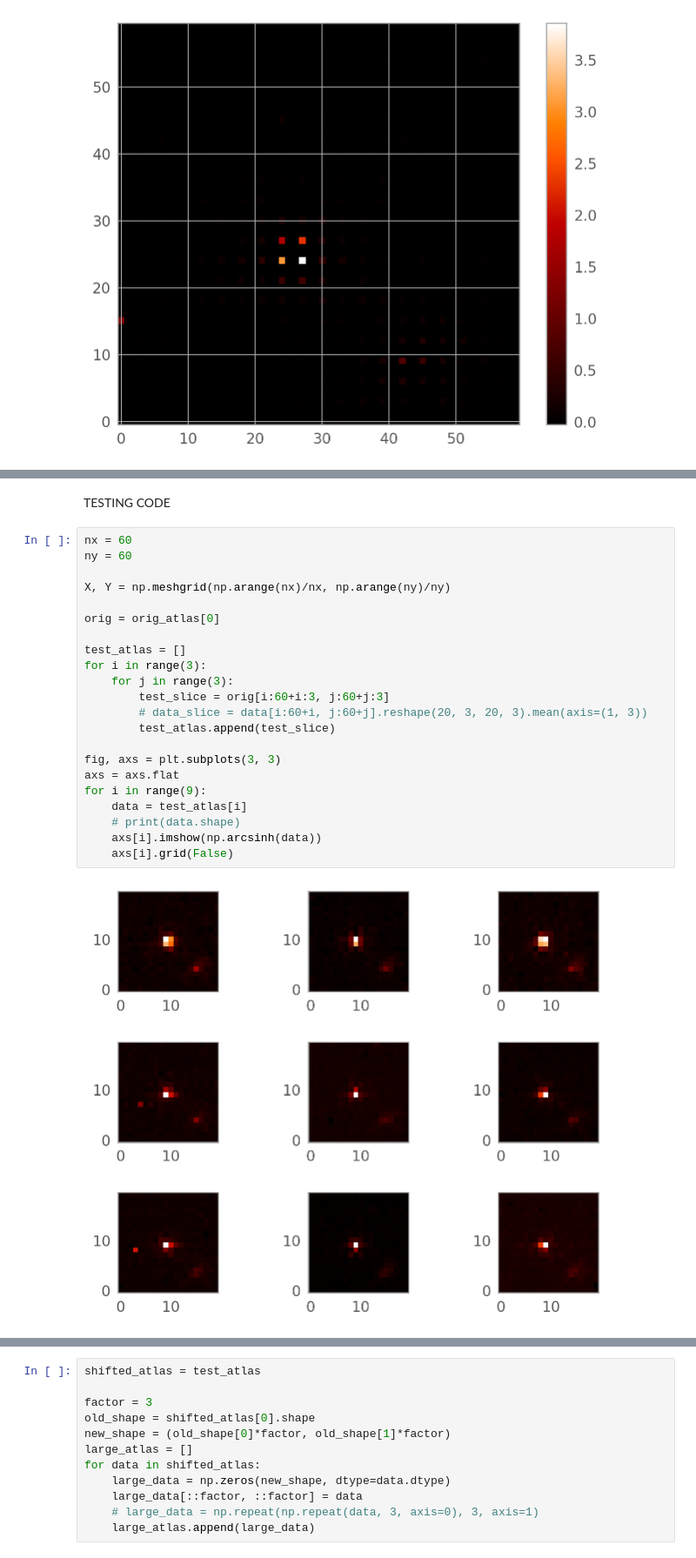
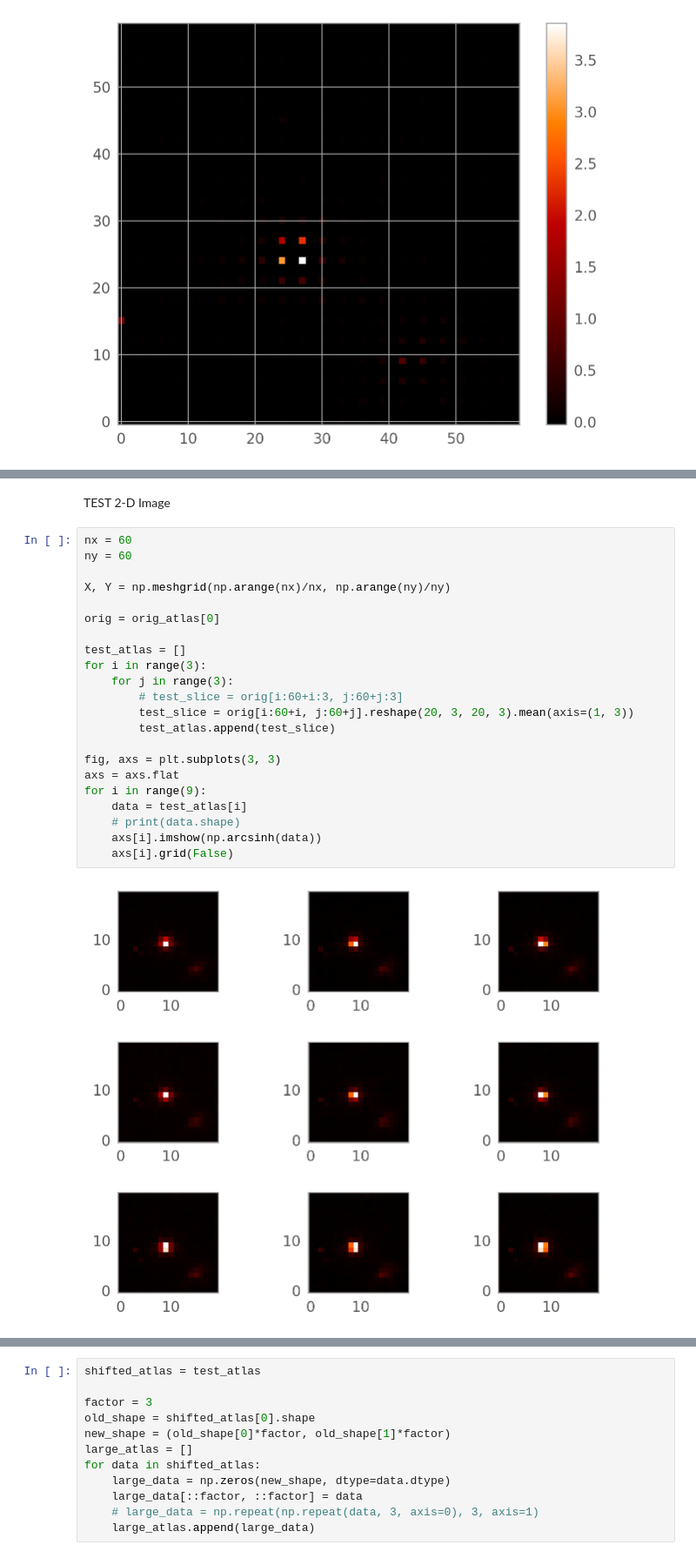
Before and after one commit to Chisen-Lupus/proper-dither, a Jupyter notebook: demo.ipynb, the cells around one changed output, grey strips where cells are left out. Shown at 87% size. Drawn from its saved outputs; the diff is of its cells as text.

```diff
--- a/demo.ipynb
+++ b/demo.ipynb
@@ -505,29 +489,29 @@ plt.colorbar()
-# %% [markdown]
-TESTING CODE
+# %% [markdown]
+TEST 2-D Image
 # %%
 nx = 60
 ny = 60
 
 X, Y = np.meshgrid(np.arange(nx)/nx, np.arange(ny)/ny)
 
 orig = orig_atlas[0]
 
 test_atlas = []
 for i in range(3):
     for j in range(3):
-        test_slice = orig[i:60+i:3, j:60+j:3]
-        # data_slice = data[i:60+i, j:60+j].reshape(20, 3, 20, 3).mean(axis=(1, 3))
+        # test_slice = orig[i:60+i:3, j:60+j:3]
+        test_slice = orig[i:60+i, j:60+j].reshape(20, 3, 20, 3).mean(axis=(1, 3))
         test_atlas.append(test_slice)
 
 fig, axs = plt.subplots(3, 3)
 axs = axs.flat
 for i in range(9):
     data = test_atlas[i]
     # print(data.shape)
     axs[i].imshow(np.arcsinh(data))
     axs[i].grid(False)
 # %% [output]
-[figure, old version]
+[figure, new version]
 # %%
 centroids = np.array(np.meshgrid([0, 1, 2], [0, 1, 2])).reshape(2, 9).T
 
```
Also changed, not shown: parts of 8 cells of this notebook.
